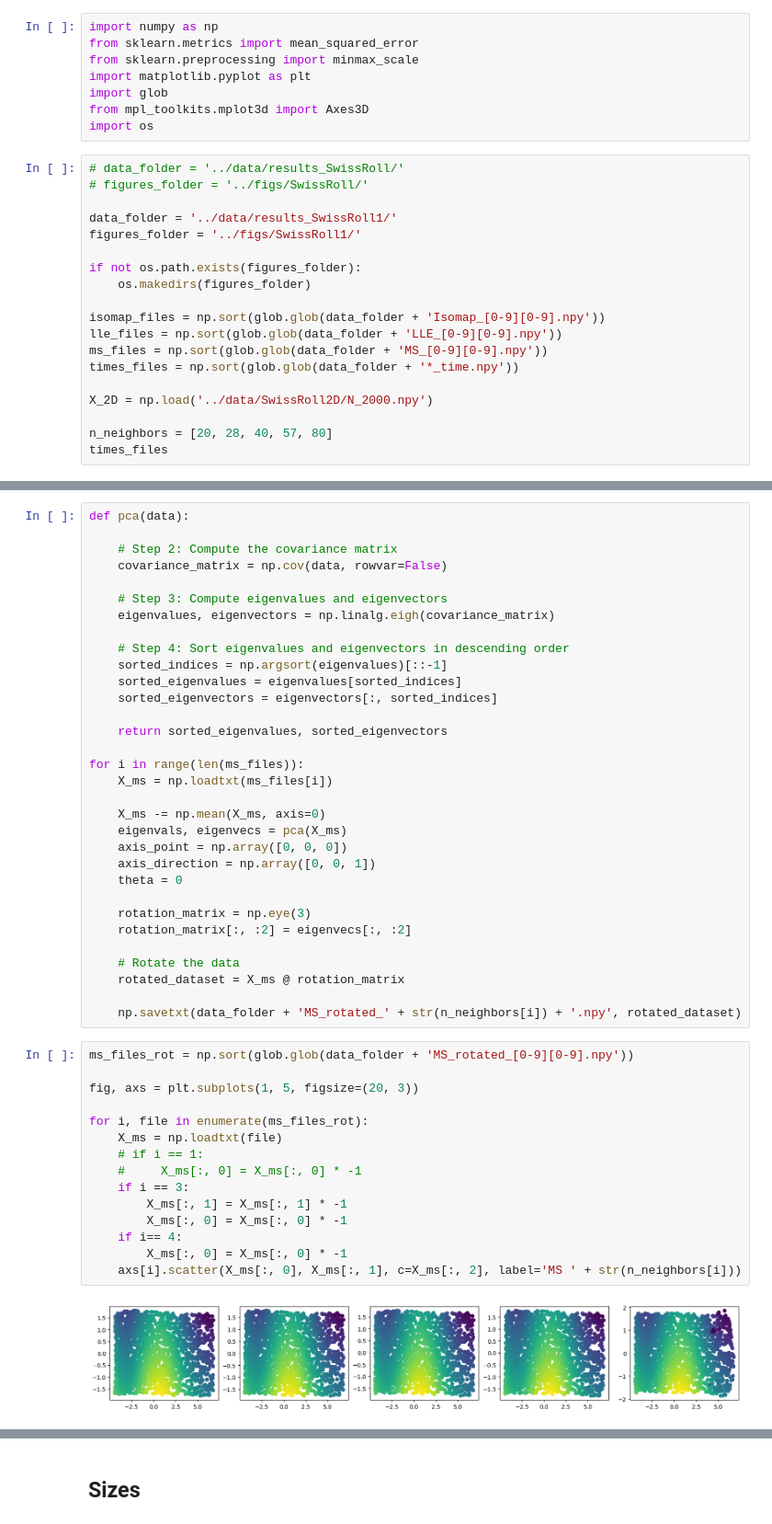
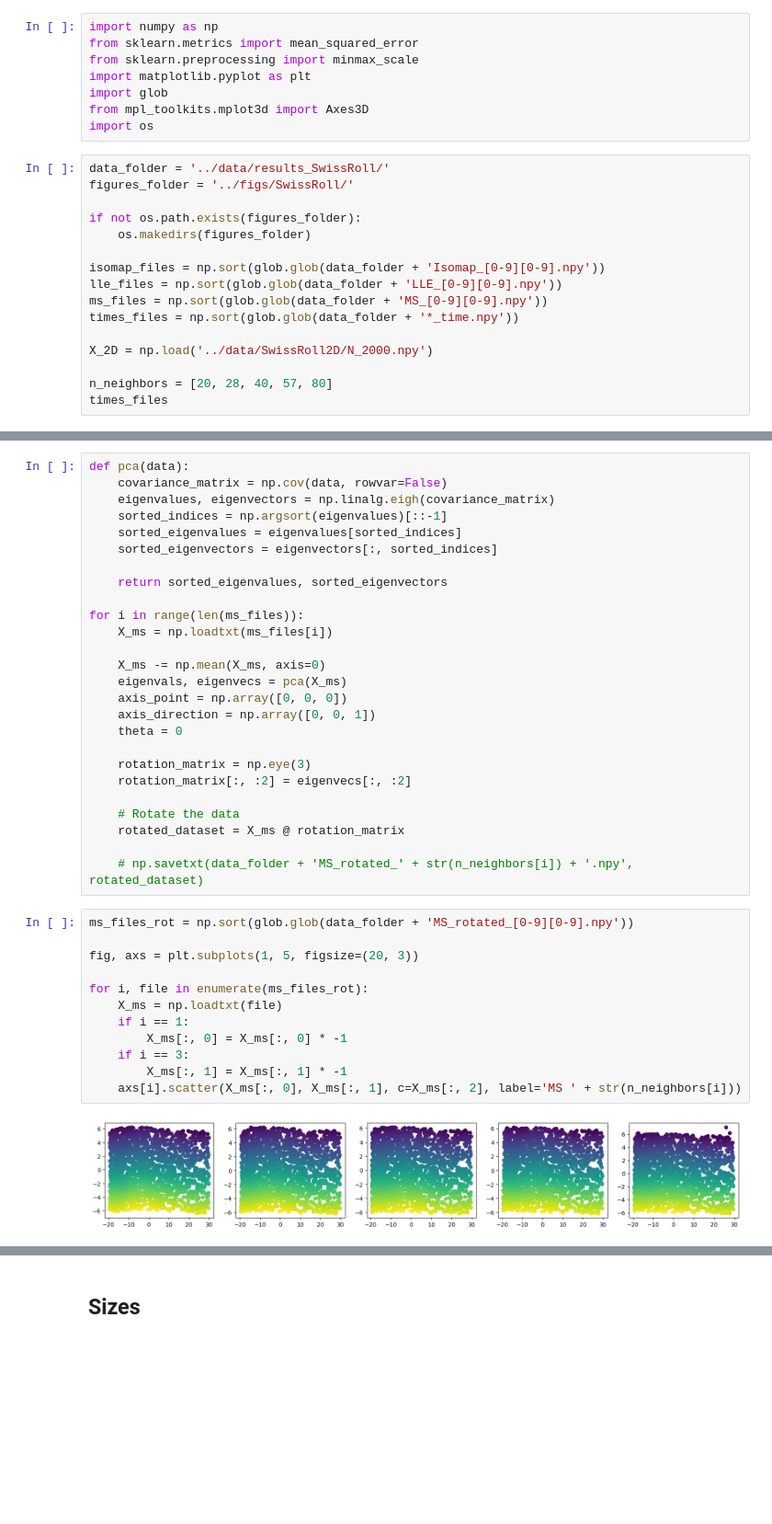
Before and after one commit to LisaDaVinchie/ManifoldSculpting, a Jupyter notebook: src/results_analysis.ipynb, the cells around one changed output, grey strips where cells are left out. Shown at 92% size. Drawn from its saved outputs; the diff is of its cells as text; blank space fills up the shorter version.

Commit message:
Updated data analysis

```diff
--- a/src/results_analysis.ipynb
+++ b/src/results_analysis.ipynb
@@ -7,11 +7,8 @@ import glob
 from mpl_toolkits.mplot3d import Axes3D
 import os
 # %%
-# data_folder = '../data/results_SwissRoll/'
-# figures_folder = '../figs/SwissRoll/'
-
-data_folder = '../data/results_SwissRoll1/'
-figures_folder = '../figs/SwissRoll1/'
+data_folder = '../data/results_SwissRoll/'
+figures_folder = '../figs/SwissRoll/'
 
 if not os.path.exists(figures_folder):
     os.makedirs(figures_folder)
@@ -52,13 +49,7 @@ plt.legend()
 # %%
 def pca(data):
-
-    # Step 2: Compute the covariance matrix
     covariance_matrix = np.cov(data, rowvar=False)
-
-    # Step 3: Compute eigenvalues and eigenvectors
     eigenvalues, eigenvectors = np.linalg.eigh(covariance_matrix)
-
-    # Step 4: Sort eigenvalues and eigenvectors in descending order
     sorted_indices = np.argsort(eigenvalues)[::-1]
     sorted_eigenvalues = eigenvalues[sorted_indices]
     sorted_eigenvectors = eigenvectors[:, sorted_indices]
@@ -80,24 +71,21 @@ for i in range(len(ms_files)):
     # Rotate the data
     rotated_dataset = X_ms @ rotation_matrix
 
-    np.savetxt(data_folder + 'MS_rotated_' + str(n_neighbors[i]) + '.npy', rotated_dataset)
+    # np.savetxt(data_folder + 'MS_rotated_' + str(n_neighbors[i]) + '.npy', rotated_dataset)
 # %%
 ms_files_rot = np.sort(glob.glob(data_folder + 'MS_rotated_[0-9][0-9].npy'))
 
 fig, axs = plt.subplots(1, 5, figsize=(20, 3))
 
 for i, file in enumerate(ms_files_rot):
     X_ms = np.loadtxt(file)
-    # if i == 1:
-    #     X_ms[:, 0] = X_ms[:, 0] * -1
+    if i == 1:
+        X_ms[:, 0] = X_ms[:, 0] * -1
     if i == 3:
         X_ms[:, 1] = X_ms[:, 1] * -1
-        X_ms[:, 0] = X_ms[:, 0] * -1
-    if i== 4:
-        X_ms[:, 0] = X_ms[:, 0] * -1
     axs[i].scatter(X_ms[:, 0], X_ms[:, 1], c=X_ms[:, 2], label='MS ' + str(n_neighbors[i]))
 # %% [output]
-[figure, old version]
+[figure, new version]
 # %%
 mse_isomap = np.zeros(len(isomap_files))
 mse_lle = np.zeros(len(lle_files))
```
Also changed, not shown: parts of 9 cells of this notebook.
